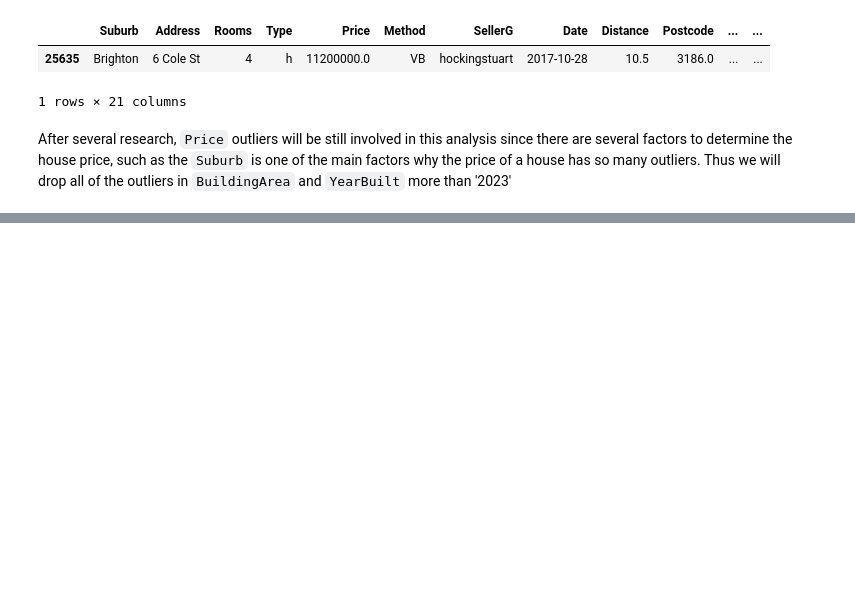
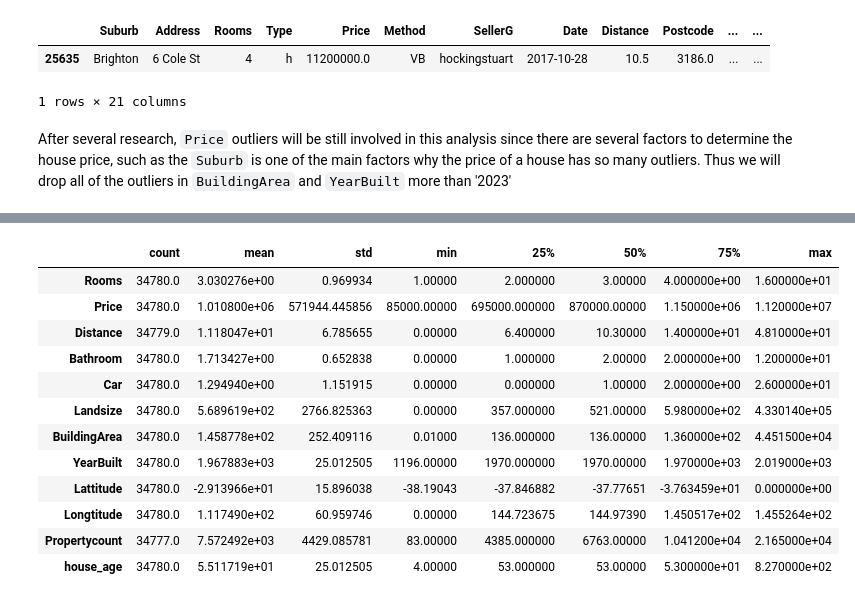
Before and after one commit to iannn07/S5-BDA-Project-House-ROI-Forecasting, a Jupyter notebook: 1. Data Pre-Processing/Data Preprocessing.ipynb, the cells around one changed output, grey strips where cells are left out. Drawn from its saved outputs; the diff is of its cells as text; code cells hidden in the pictures; blank space fills up the shorter version.

```diff
--- a/1. Data Pre-Processing/Data Preprocessing.ipynb
+++ b/1. Data Pre-Processing/Data Preprocessing.ipynb
@@ -402,0 +422,21 @@ After several research, `Price` outliers will be still involved in this analysis
+# %%
+# Taking out of these outliers
+dataset = dataset[dataset['YearBuilt'] <= 2023]
+dataset = dataset[dataset['BuildingArea'] != 0]
+
+# Descriptive Statistics of dataset
+dataset.describe().transpose()
+# %% [output]
+|  | count | mean | std | min | 25% | 50% | 75% | max |
+| Rooms | 34780.0 | 3.030276e+00 | 0.969934 | 1.00000 | 2.000000 | 3.00000 | 4.000000e+00 | 1.600000e+01 |
+| Price | 34780.0 | 1.010800e+06 | 571944.445856 | 85000.00000 | 695000.000000 | 870000.00000 | 1.150000e+06 | 1.120000e+07 |
+| Distance | 34779.0 | 1.118047e+01 | 6.785655 | 0.00000 | 6.400000 | 10.30000 | 1.400000e+01 | 4.810000e+01 |
+| Bathroom | 34780.0 | 1.713427e+00 | 0.652838 | 0.00000 | 1.000000 | 2.00000 | 2.000000e+00 | 1.200000e+01 |
+| Car | 34780.0 | 1.294940e+00 | 1.151915 | 0.00000 | 0.000000 | 1.00000 | 2.000000e+00 | 2.600000e+01 |
+| Landsize | 34780.0 | 5.689619e+02 | 2766.825363 | 0.00000 | 357.000000 | 521.00000 | 5.980000e+02 | 4.330140e+05 |
+| BuildingArea | 34780.0 | 1.458778e+02 | 252.409116 | 0.01000 | 136.000000 | 136.00000 | 1.360000e+02 | 4.451500e+04 |
+| YearBuilt | 34780.0 | 1.967883e+03 | 25.012505 | 1196.00000 | 1970.000000 | 1970.00000 | 1.970000e+03 | 2.019000e+03 |
+| Lattitude | 34780.0 | -2.913966e+01 | 15.896038 | -38.19043 | -37.846882 | -37.77651 | -3.763459e+01 | 0.000000e+00 |
+| Longtitude | 34780.0 | 1.117490e+02 | 60.959746 | 0.00000 | 144.723675 | 144.97390 | 1.450517e+02 | 1.455264e+02 |
+| Propertycount | 34777.0 | 7.572492e+03 | 4429.085781 | 83.00000 | 4385.000000 | 6763.00000 | 1.041200e+04 | 2.165000e+04 |
+| house_age | 34780.0 | 5.511719e+01 | 25.012505 | 4.00000 | 53.000000 | 53.00000 | 5.300000e+01 | 8.270000e+02 |
```
Also changed, not shown: parts of 8 cells of this notebook.
